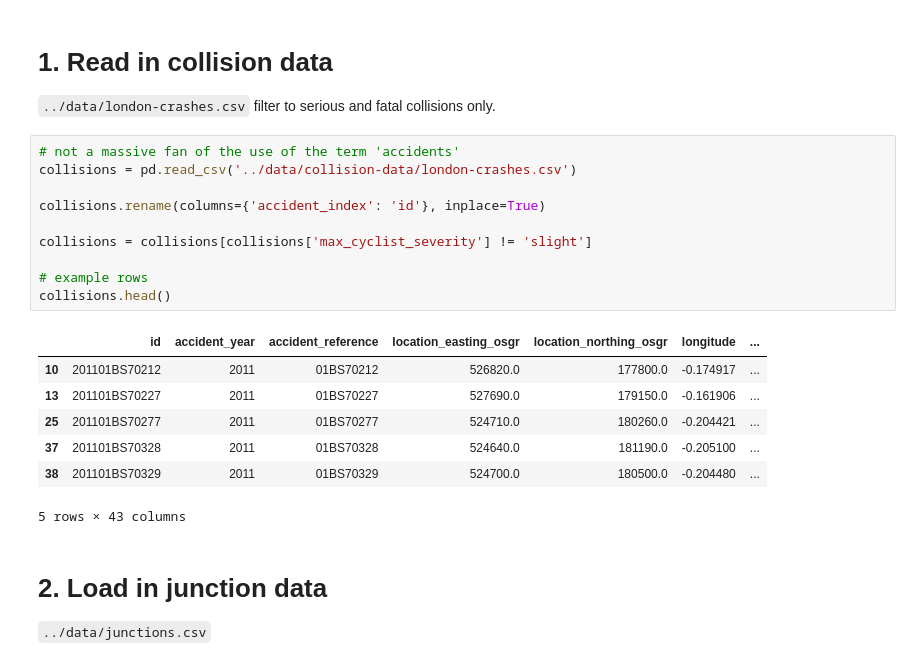
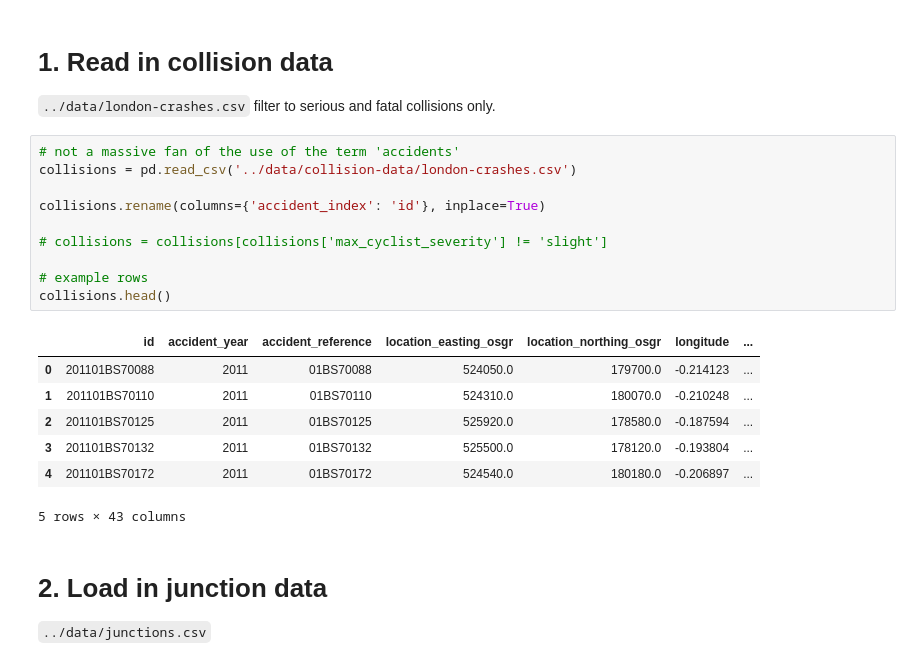
Before and after one commit to londoncyclingcampaign/lcc-dangerous-junctions, a Jupyter notebook: notebooks/mapping-collisions.ipynb, the cells around one changed output. Saved outputs shown, nothing was run; the diff lists cells and outputs as text.

```diff
--- a/notebooks/mapping-collisions.ipynb
+++ b/notebooks/mapping-collisions.ipynb
@@ -41,20 +41,20 @@ def get_nearest_junction(row, tree):
 # %%
 # not a massive fan of the use of the term 'accidents'
 collisions = pd.read_csv('../data/collision-data/london-crashes.csv')
 
 collisions.rename(columns={'accident_index': 'id'}, inplace=True)
 
-collisions = collisions[collisions['max_cyclist_severity'] != 'slight']
+# collisions = collisions[collisions['max_cyclist_severity'] != 'slight']
 
 # example rows
 collisions.head()
 # %% [output]
 |  | id | accident_year | accident_reference | location_easting_osgr | location_northing_osgr | longitude | ... |
-| 10 | 201101BS70212 | 2011 | 01BS70212 | 526820.0 | 177800.0 | -0.174917 | ... |
-| 13 | 201101BS70227 | 2011 | 01BS70227 | 527690.0 | 179150.0 | -0.161906 | ... |
-| 25 | 201101BS70277 | 2011 | 01BS70277 | 524710.0 | 180260.0 | -0.204421 | ... |
-| 37 | 201101BS70328 | 2011 | 01BS70328 | 524640.0 | 181190.0 | -0.205100 | ... |
-| 38 | 201101BS70329 | 2011 | 01BS70329 | 524700.0 | 180500.0 | -0.204480 | ... |
+| 0 | 201101BS70088 | 2011 | 01BS70088 | 524050.0 | 179700.0 | -0.214123 | ... |
+| 1 | 201101BS70110 | 2011 | 01BS70110 | 524310.0 | 180070.0 | -0.210248 | ... |
+| 2 | 201101BS70125 | 2011 | 01BS70125 | 525920.0 | 178580.0 | -0.187594 | ... |
+| 3 | 201101BS70132 | 2011 | 01BS70132 | 525500.0 | 178120.0 | -0.193804 | ... |
+| 4 | 201101BS70172 | 2011 | 01BS70172 | 524540.0 | 180180.0 | -0.206897 | ... |
 5 rows × 43 columns
 # %% [markdown]
 # 2. Load in junction data
```
Also changed, not shown: parts of 6 cells of this notebook.
